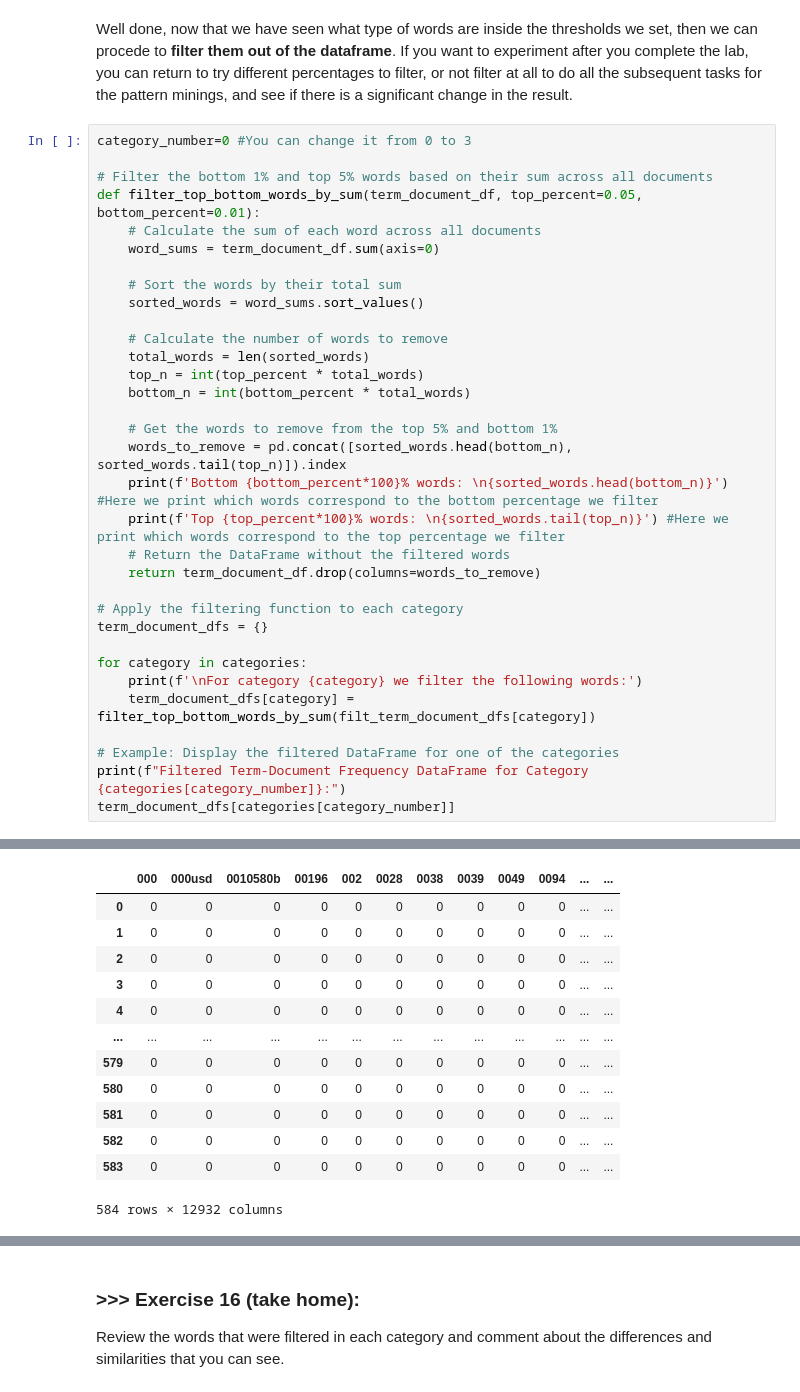
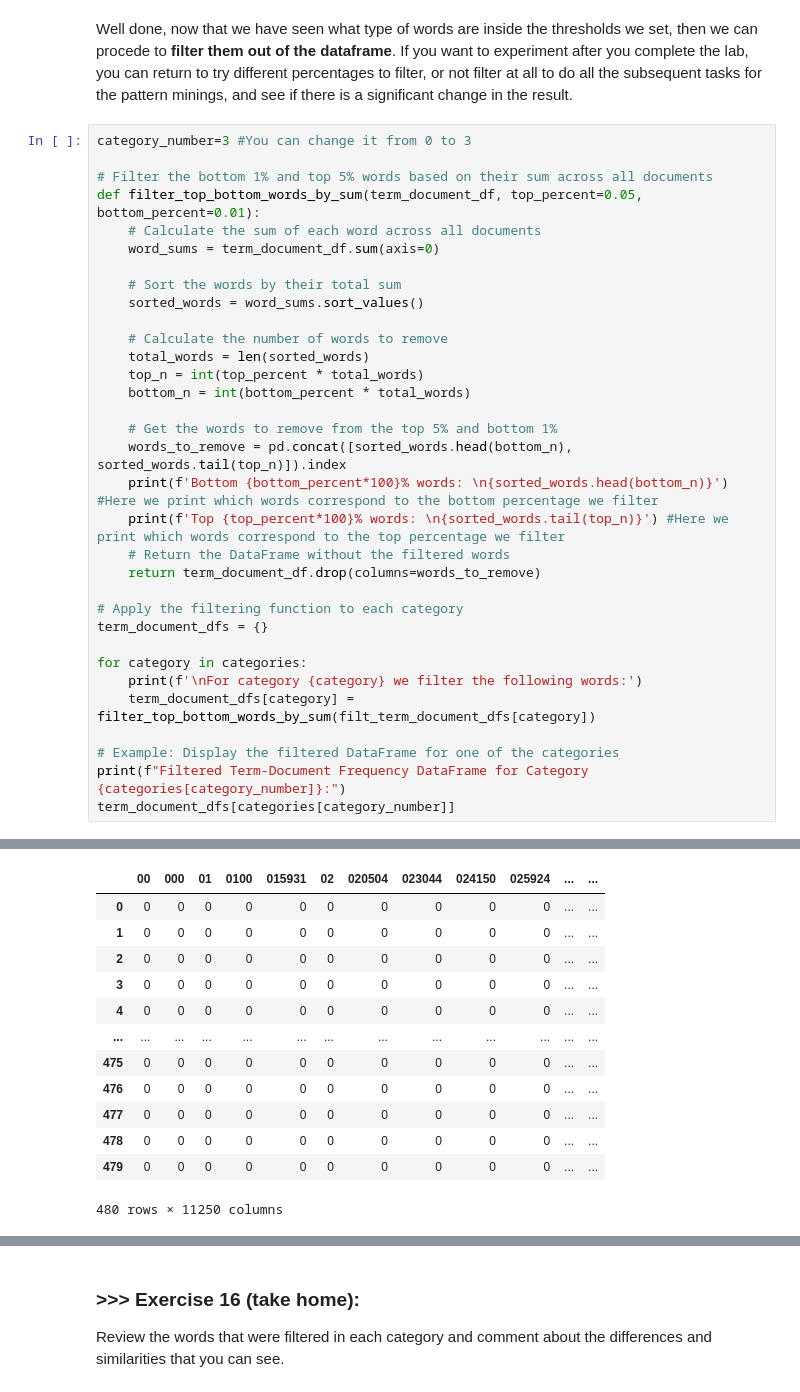
Before and after one commit to shaohong722/DM2025-Lab1-Exercise, a Jupyter notebook: DM2025-Lab1-Master.ipynb, the cells around one changed output, grey strips where cells are left out. Drawn from its saved outputs; the diff is of its cells as text.

```diff
--- a/DM2025-Lab1-Master.ipynb
+++ b/DM2025-Lab1-Master.ipynb
@@ -1553,7 +1578,7 @@ np.int64(1)
 # %% [markdown]
 Well done, now that we have seen what type of words are inside the thresholds we set, then we can procede to **filter them out of the dataframe**. If you want to experiment after you complete the lab, you can return to try different percentages to filter, or not filter at all to do all the subsequent tasks for the pattern minings, and see if there is a significant change in the result.
 # %%
-category_number=0 #You can change it from 0 to 3
+category_number=3 #You can change it from 0 to 3
 
 # Filter the bottom 1% and top 5% words based on their sum across all documents
 def filter_top_bottom_words_by_sum(term_document_df, top_percent=0.05, bottom_percent=0.01):
@@ -1606,13 +1631,13 @@ Filtered Term-Document Frequency DataFrame for Category comp.graphics:
-|  | 000 | 000usd | 0010580b | 00196 | 002 | 0028 | 0038 | 0039 | 0049 | 0094 | ... | ... |
+|  | 00 | 000 | 01 | 0100 | 015931 | 02 | 020504 | 023044 | 024150 | 025924 | ... | ... |
 | 0 | 0 | 0 | 0 | 0 | 0 | 0 | 0 | 0 | 0 | 0 | ... | ... |
 | 1 | 0 | 0 | 0 | 0 | 0 | 0 | 0 | 0 | 0 | 0 | ... | ... |
 | 2 | 0 | 0 | 0 | 0 | 0 | 0 | 0 | 0 | 0 | 0 | ... | ... |
 | 3 | 0 | 0 | 0 | 0 | 0 | 0 | 0 | 0 | 0 | 0 | ... | ... |
 | 4 | 0 | 0 | 0 | 0 | 0 | 0 | 0 | 0 | 0 | 0 | ... | ... |
 | ... | ... | ... | ... | ... | ... | ... | ... | ... | ... | ... | ... | ... |
-| 579 | 0 | 0 | 0 | 0 | 0 | 0 | 0 | 0 | 0 | 0 | ... | ... |
-| 580 | 0 | 0 | 0 | 0 | 0 | 0 | 0 | 0 | 0 | 0 | ... | ... |
-| 581 | 0 | 0 | 0 | 0 | 0 | 0 | 0 | 0 | 0 | 0 | ... | ... |
-| 582 | 0 | 0 | 0 | 0 | 0 | 0 | 0 | 0 | 0 | 0 | ... | ... |
-| 583 | 0 | 0 | 0 | 0 | 0 | 0 | 0 | 0 | 0 | 0 | ... | ... |
+| 475 | 0 | 0 | 0 | 0 | 0 | 0 | 0 | 0 | 0 | 0 | ... | ... |
+| 476 | 0 | 0 | 0 | 0 | 0 | 0 | 0 | 0 | 0 | 0 | ... | ... |
+| 477 | 0 | 0 | 0 | 0 | 0 | 0 | 0 | 0 | 0 | 0 | ... | ... |
+| 478 | 0 | 0 | 0 | 0 | 0 | 0 | 0 | 0 | 0 | 0 | ... | ... |
+| 479 | 0 | 0 | 0 | 0 | 0 | 0 | 0 | 0 | 0 | 0 | ... | ... |
-584 rows × 12932 columns
+480 rows × 11250 columns
```
Also changed, not shown: parts of 23 cells of this notebook, 3 other files.
